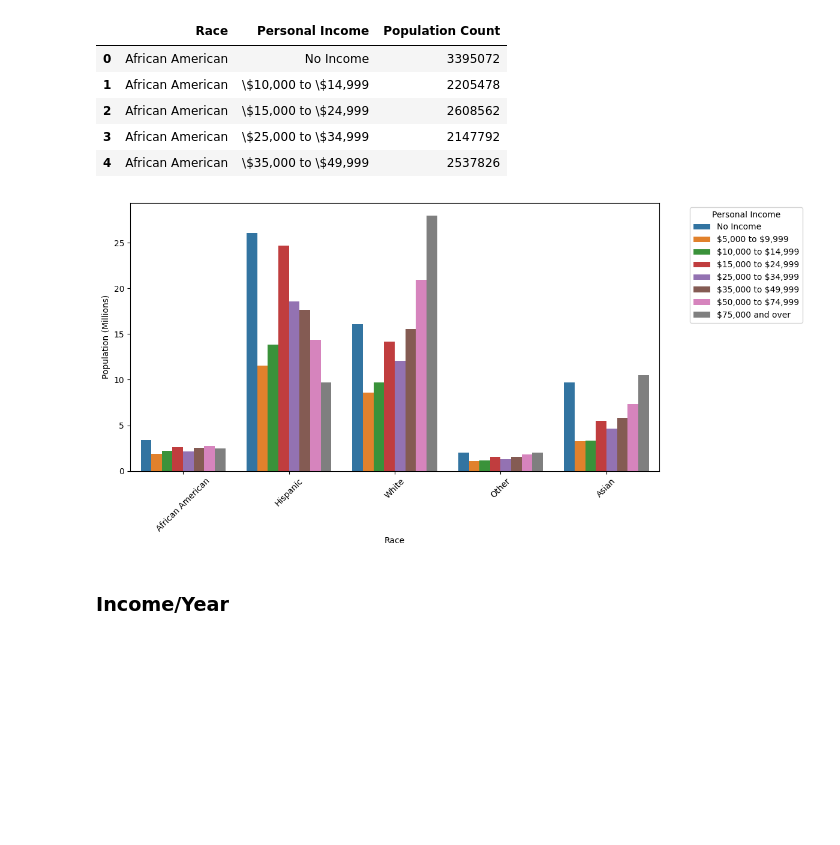
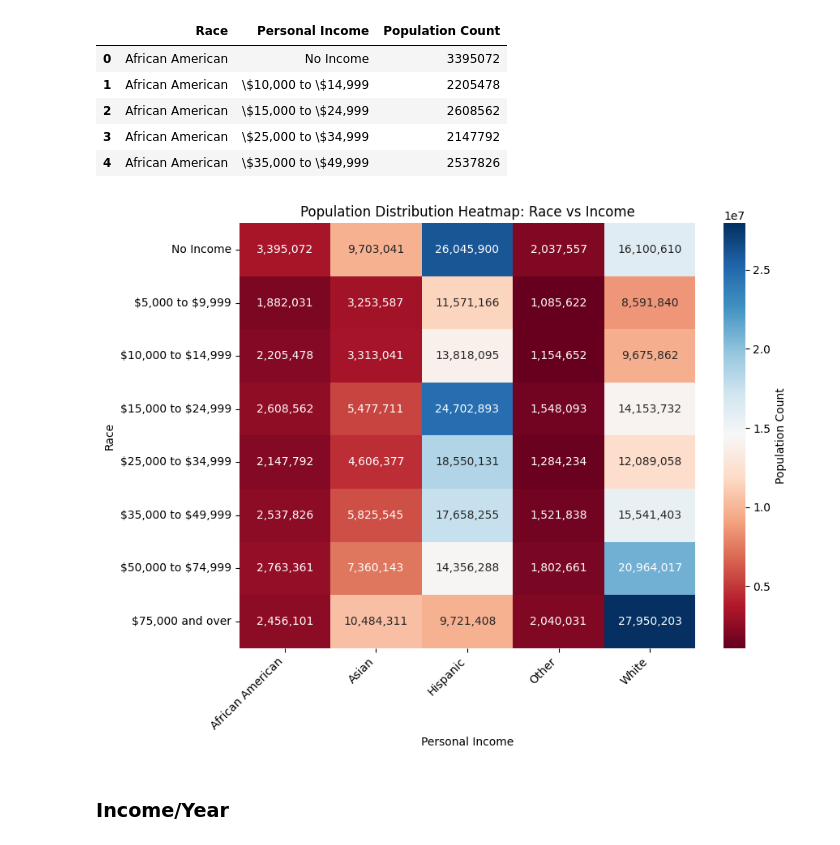
Before and after one commit to ibrahimmkhalid/housing-crisis-california-project, a Jupyter notebook: 3_python_visualizations.ipynb, the cells around one changed output. Cells and saved outputs as stored; diff of their text form; code cells hidden in the pictures; blank space fills up the shorter version.

```diff
--- a/3_python_visualizations.ipynb
+++ b/3_python_visualizations.ipynb
@@ -284,28 +335,32 @@ rip_df.head()
 | 4 | African American | \$35,000 to \$49,999 | 2537826 |
 # %%
 rip_df = reorder_column(rip_df, "Personal Income", income_order)
-# %%
-plt.figure(figsize=(12, 6))
-sns.barplot(
-    data=rip_df,
-    x="Race",
-    y="Population Count",
-    hue="Personal Income",
-    hue_order=income_order,
-)
-
-plt.xticks(rotation=45)
-plt.ylabel("Population (Millions)")
-plt.yticks(
-    np.linspace(0, 25_000_000, 6),
-    labels=[int(x) for x in np.linspace(0, 25, 6)]
-)
-
-plt.legend(bbox_to_anchor=(1.05, 1), loc='upper left', title="Personal Income")
-plt.tight_layout()
-plt.show()
-# %% [output]
-[figure, removed]
+# %%
+rip_pivot = rip_df.pivot(
+    columns="Race",
+    index="Personal Income",
+    values="Population Count"
+)
+
+plt.figure(figsize=(9, 7))
+sns.heatmap(
+    rip_pivot,
+    cmap="RdBu",
+    annot=True,
+    fmt=",d",
+    cbar_kws={'label': 'Population Count'}
+)
+
+plt.title("Population Distribution Heatmap: Race vs Income")
+plt.xlabel("Personal Income")
+plt.ylabel("Race")
+
+plt.xticks(rotation=45, ha='right')
+plt.yticks(rotation=0, ha='right')
+plt.tight_layout()
+plt.show()
+# %% [output]
+[figure, added]
 # %% [markdown]
 ### Income/Year
 # %%
```
Also changed, not shown: parts of 14 cells of this notebook.
